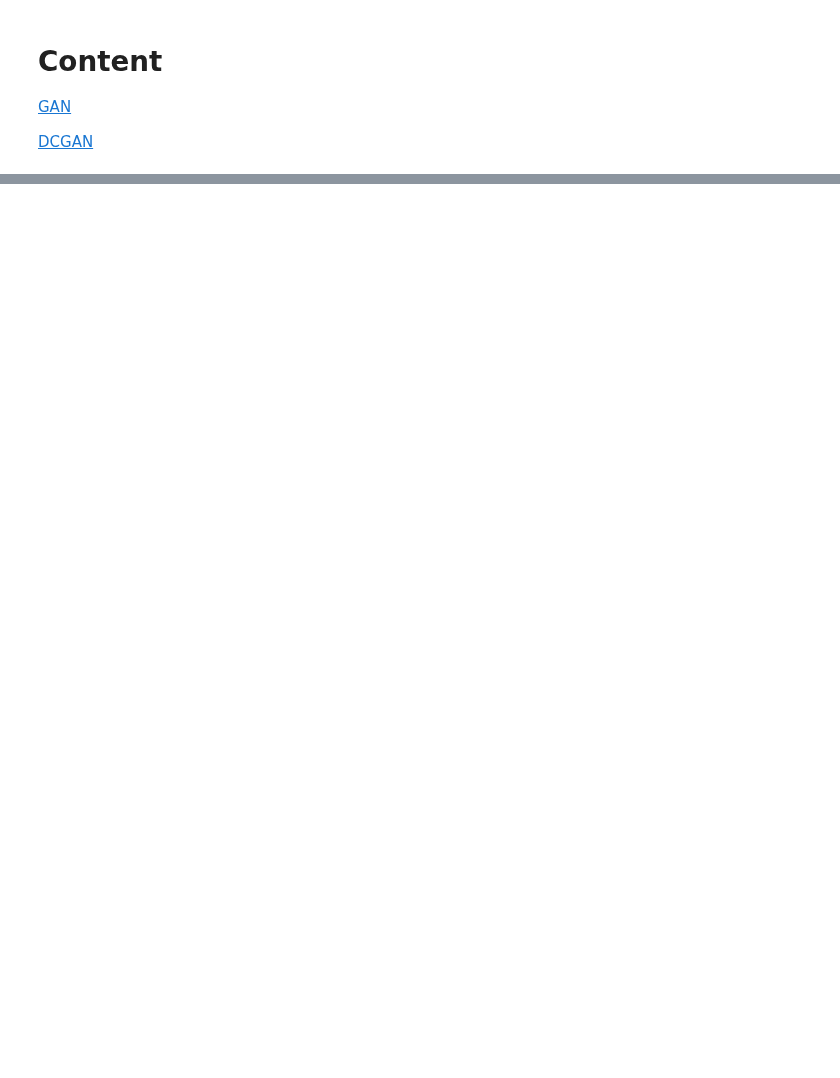
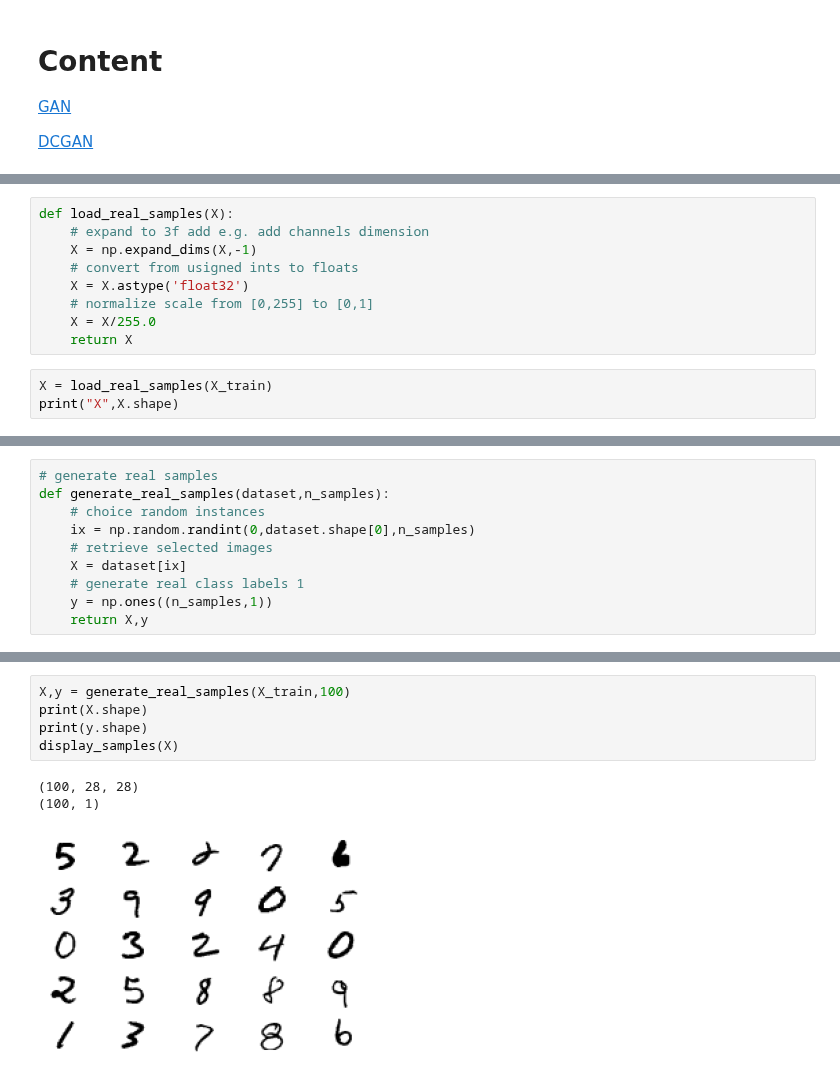
Before and after one commit to Locchuong96/machine-learning, a Jupyter notebook: GAN/GAN (part1).ipynb, the cells around one changed output, grey strips where cells are left out. Cells and saved outputs as stored; diff of their text form; blank space fills up the shorter version.

```diff
--- a/GAN/GAN (part1).ipynb
+++ b/GAN/GAN (part1).ipynb
@@ -270,0 +102,12 @@ Batches per epoch: 468
+# %%
+def load_real_samples(X):
+    # expand to 3f add e.g. add channels dimension
+    X = np.expand_dims(X,-1)
+    # convert from usigned ints to floats
+    X = X.astype('float32')
+    # normalize scale from [0,255] to [0,1]
+    X = X/255.0
+    return X
+# %%
+X = load_real_samples(X_train)
+print("X",X.shape)
@@ -270,0 +116,10 @@ Batches per epoch: 468
+# %%
+# generate real samples
+def generate_real_samples(dataset,n_samples):
+    # choice random instances
+    ix = np.random.randint(0,dataset.shape[0],n_samples)
+    # retrieve selected images
+    X = dataset[ix]
+    # generate real class labels 1
+    y = np.ones((n_samples,1))
+    return X,y
@@ -270,0 +136,9 @@ Batches per epoch: 468
+# %%
+X,y = generate_real_samples(X_train,100)
+print(X.shape)
+print(y.shape)
+display_samples(X)
+# %% [output]
+(100, 28, 28)
+(100, 1)
+[figure, added]
```
Also changed, not shown: parts of 49 cells of this notebook.
